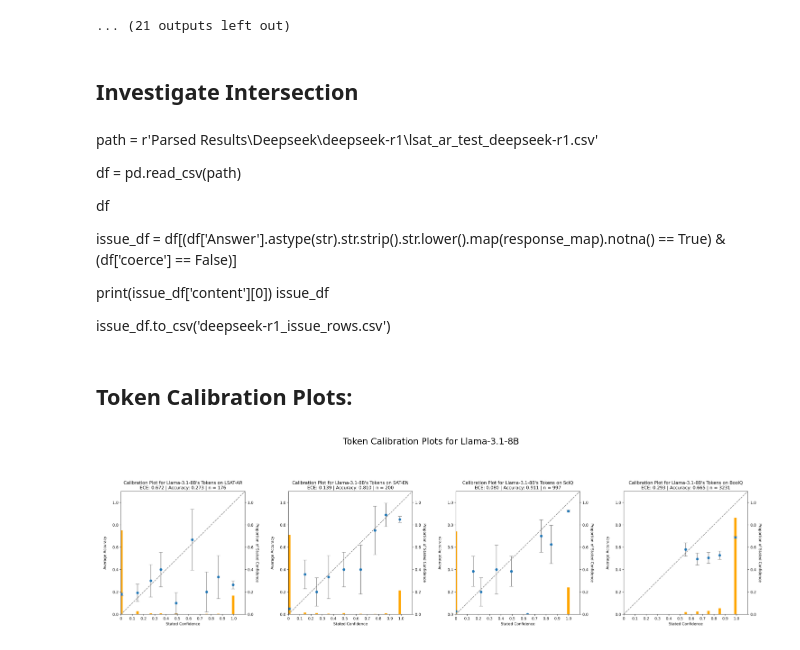
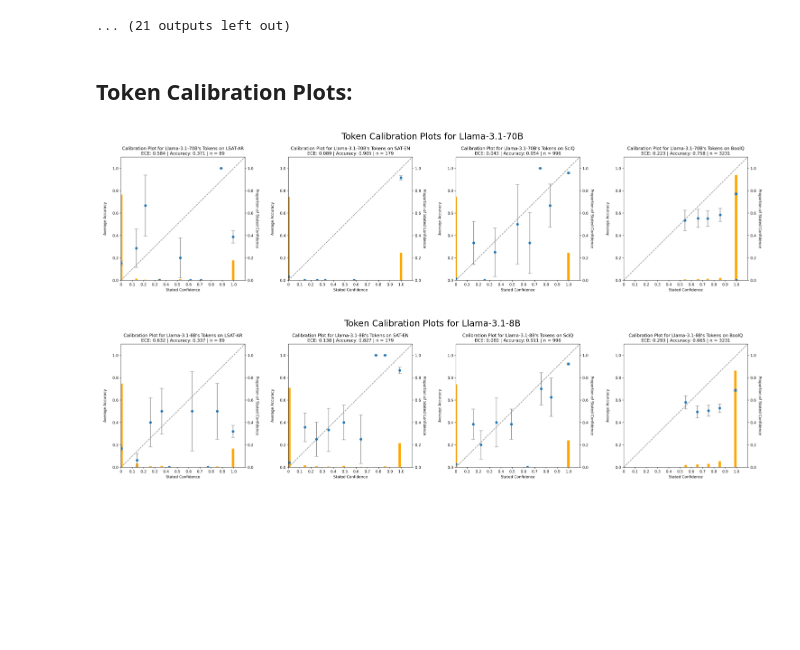
Before and after one commit to NoamMichael/Comparing-Confidence-in-LLMs, a Jupyter notebook: get_results_analysis.ipynb, the cells around one changed output. Cells and saved outputs as stored; diff of their text form; code cells hidden in the pictures; blank space fills up the shorter version.

```diff
--- a/get_results_analysis.ipynb
+++ b/get_results_analysis.ipynb
@@ -77,22 +73,6 @@ def save_job_content(batch_job, model_name, dataset_name):
 
     else:
         print(f"Job did not succeed. Final state: {batch_job.state.name}")
-# %%
-gem_models = ["gemini-2.5-flash", "gemini-2.5-pro"]
-
-for dataset_name, dataset_info in metadata.items():
-    model_info = dataset_info['models']
-    print(f"{dataset_name}:")
-    for model_name, model_data in model_info.items():
-        if model_name in gem_models:
-            model_batch = model_data['batch_id']
-            print(f'    {model_name}:   {model_batch}')
-            batch_job = client.batches.get(name=model_batch)
-            save_job_content(batch_job, model_name, dataset_name)
-            key = f"{dataset_name}_{model_name}.json"
-            model_info[model_name]['output_filename'] = key
-
-    print()
 # %% [markdown]
 ## ChatGPT
 # %% [markdown]
@@ -1510,7 +642,7 @@ for provider in base_dir.iterdir():
                     try:
 
                         df = pd.read_csv(csv_file)
-                        mean_val = np.mean(df.dropna(axis=1, how='all').notna().all(axis=1)) # Drops any irrelevant columns and then sees if there are any rows with incomplete sections
+                        mean_val = np.mean(df['coerce']) # Drops any irrelevant columns and then sees if there are any rows with incomplete sections
                         rows.append({
                             "Model Type": model_type.name,
                             "Question Set": question_set,
@@ -3741,57 +2902,65 @@ for qset_name, qset_dict in dfs.items():
 [figure]
 [figure]
 ... (21 outputs left out)
-# %% [markdown]
-## Investigate Intersection
-# %% [markdown]
-path = r'Parsed Results\Deepseek\deepseek-r1\lsat_ar_test_deepseek-r1.csv'
-
-df = pd.read_csv(path)
-
-df
-
-issue_df = df[(df['Answer'].astype(str).str.strip().str.lower().map(response_map).notna() == True) & (df['coerce'] == False)]
-
-print(issue_df['content'][0])
-issue_df
-
-issue_df.to_csv('deepseek-r1_issue_rows.csv')
 # %% [markdown]
 ## Token Calibration Plots:
 # %%
 # Make special plots for LifeEval because of the many fields
 # %%
 import matplotlib.image as mpimg
+
 
 
 def side_by_side_plots(paths: tuple, title=  None):
     """
     Display three plots side by side given their file paths.
 
     Parameters
     ----------
     paths : tuple
         A tuple of three strings containing the file paths to the plots.
     """
     fig, axes = plt.subplots(1, len(paths), figsize=(15, 5))
 
     for ax, path in zip(axes, paths):
         img = mpimg.imread(path)
         ax.imshow(img)
         ax.axis("off")
     if title:
-        fig.suptitle(title, fontsize=14, )
+        fig.suptitle(title, fontsize=14, y = 0.85)
     plt.tight_layout()
     plt.show()
 
+    return fig
+
 
 llama_paths = (
-    r'Plots\LSAT-AR\Calibration Plots\cal_plot_lsat_ar_test_Meta-Llama-3.1-8B-Instruct_tokens.png',
-    r'Plots\SAT-EN\Calibration Plots\cal_plot_sat_en_Meta-Llama-3.1-8B-Instruct_tokens.png',
-    r'Plots\SciQ\Calibration Plots\cal_plot_sciq_test_Meta-Llama-3.1-8B-Instruct_tokens.png',
-    r'Plots\BoolQ\Calibration Plots\cal_plot_boolq_valid_Meta-Llama-3.1-8B-Instruct_tokens.png'
+    r'Plots\LSAT-AR\Calibration Plots\cal_plot_lsat_ar_test_Meta-Llama-3.1-70B-Instruct_tokens.png',
+    r'Plots\SAT-EN\Calibration Plots\cal_plot_sat_en_Meta-Llama-3.1-70B-Instruct_tokens.png',
+    r'Plots\SciQ\Calibration Plots\cal_plot_sciq_test_Meta-Llama-3.1-70B-Instruct_tokens.png',
+    r'Plots\BoolQ\Calibration Plots\cal_plot_boolq_valid_Meta-Llama-3.1-70B-Instruct_tokens.png'
 )
 
-side_by_side_plots(llama_paths, title = 'Token Calibration Plots for Llama-3.1-8B ')
+def plot_all(version = '70'):
+    llama_paths = (
+        r'Plots\LSAT-AR\Calibration Plots\cal_plot_lsat_ar_test_Meta-Llama-3.1-70B-Instruct_tokens.png',
+        r'Plots\SAT-EN\Calibration Plots\cal_plot_sat_en_Meta-Llama-3.1-70B-Instruct_tokens.png',
+        r'Plots\SciQ\Calibration Plots\cal_plot_sciq_test_Meta-Llama-3.1-70B-Instruct_tokens.png',
+        r'Plots\BoolQ\Calibration Plots\cal_plot_boolq_valid_Meta-Llama-3.1-70B-Instruct_tokens.png'
+    )
+
+    llama_paths = tuple(x.replace("70", version) for x in llama_paths)
+
+    title = 'Token Calibration Plots for Llama-3.1-70B'
+    title = title.replace('70', version)
+
+    fig = side_by_side_plots(llama_paths, title= title)
+
+    path = f'Plots\\Summary Plots\\combined_cal_plot_llama_{version}B.png'
+    fig.savefig(path, dpi=300, bbox_inches="tight")
+
+plot_all('70')
+plot_all('8')
 # %% [output]
-[figure, old version]
+[figure, new version]
+[figure, added]
```
Also changed, not shown: parts of 31 cells of this notebook, 17 other files.
